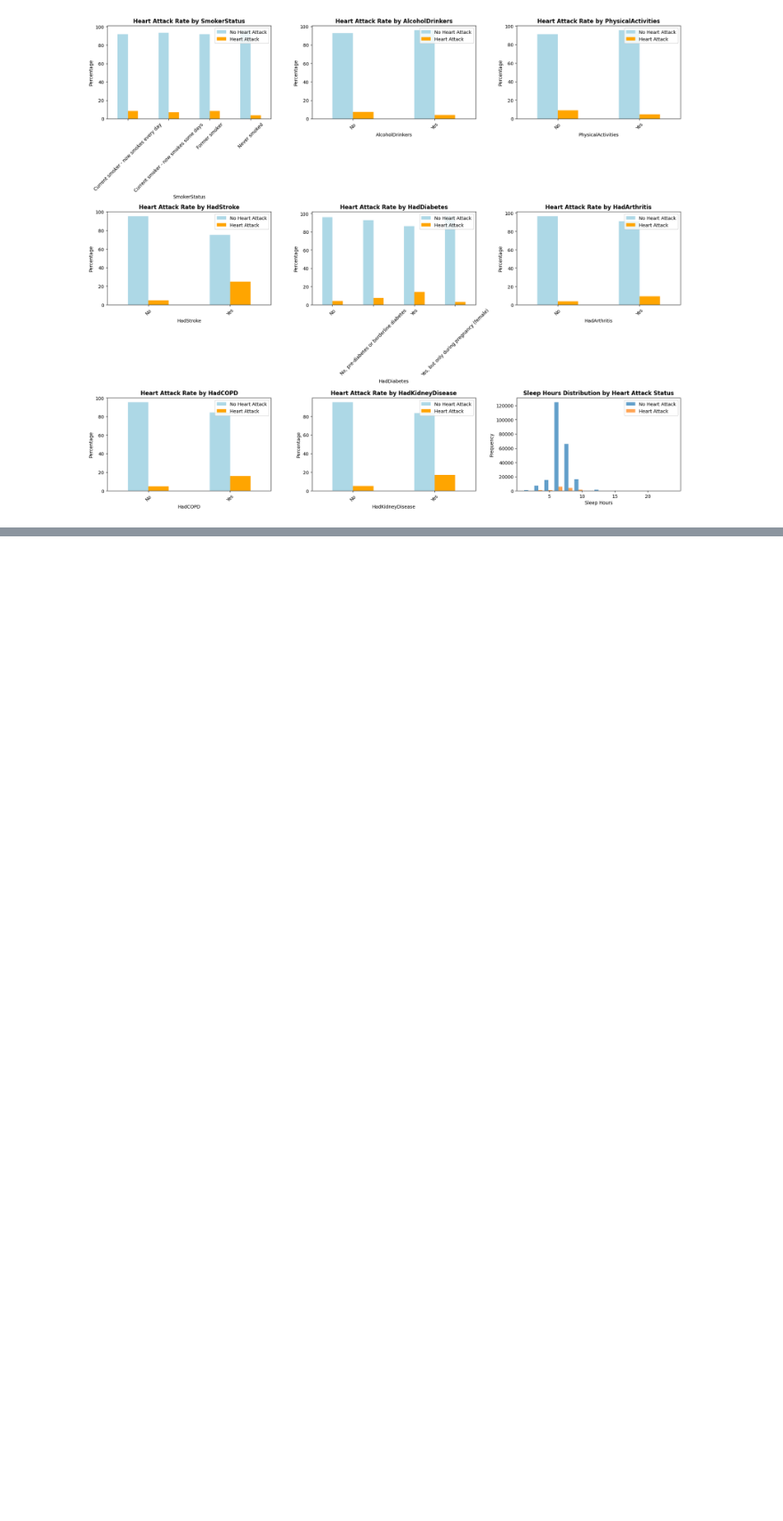
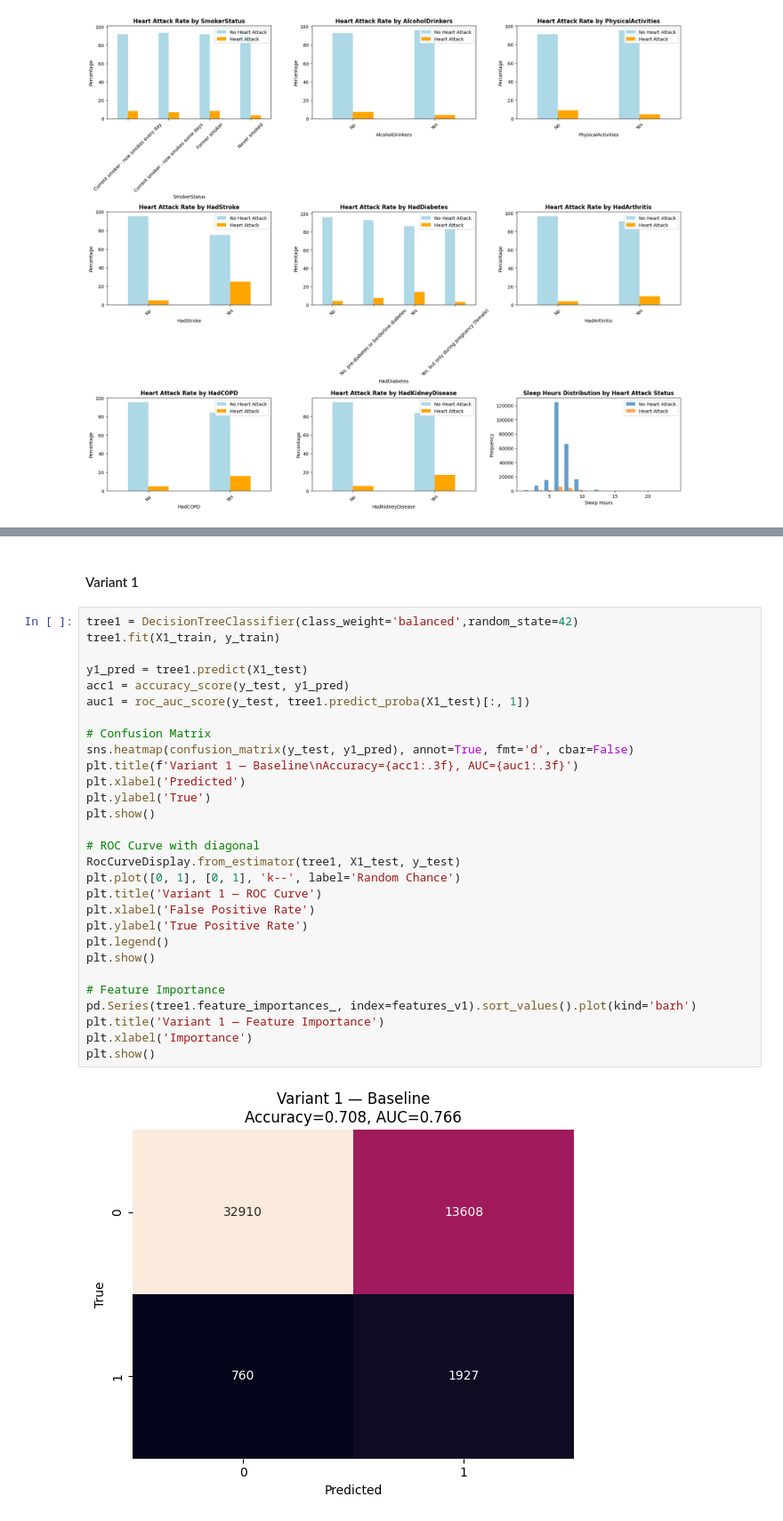
Before and after one commit to jaw039/COGS109_Indicators_of_Heart_Disease, a Jupyter notebook: heart_disease.ipynb, the cells around one changed output, grey strips where cells are left out. Shown at 89% size. Saved outputs shown, nothing was run; the diff lists cells and outputs as text; blank space fills up the shorter version.

Commit message:
decision tree variants and testing

```diff
--- a/heart_disease.ipynb
+++ b/heart_disease.ipynb
@@ -345,0 +441,33 @@ Name: HadHeartAttack_Binary, dtype: float64
+# %% [markdown]
+#### Variant 1
+# %%
+tree1 = DecisionTreeClassifier(class_weight='balanced',random_state=42)
+tree1.fit(X1_train, y_train)
+
+y1_pred = tree1.predict(X1_test)
+acc1 = accuracy_score(y_test, y1_pred)
+auc1 = roc_auc_score(y_test, tree1.predict_proba(X1_test)[:, 1])
+
+# Confusion Matrix
+sns.heatmap(confusion_matrix(y_test, y1_pred), annot=True, fmt='d', cbar=False)
+plt.title(f'Variant 1 — Baseline\nAccuracy={acc1:.3f}, AUC={auc1:.3f}')
+plt.xlabel('Predicted')
+plt.ylabel('True')
+plt.show()
+
+# ROC Curve with diagonal
+RocCurveDisplay.from_estimator(tree1, X1_test, y_test)
+plt.plot([0, 1], [0, 1], 'k--', label='Random Chance')
+plt.title('Variant 1 — ROC Curve')
+plt.xlabel('False Positive Rate')
+plt.ylabel('True Positive Rate')
+plt.legend()
+plt.show()
+
+# Feature Importance
+pd.Series(tree1.feature_importances_, index=features_v1).sort_values().plot(kind='barh')
+plt.title('Variant 1 — Feature Importance')
+plt.xlabel('Importance')
+plt.show()
+# %% [output]
+[figure, added]
```
Also changed, not shown: parts of 39 cells of this notebook, 2 other files.
